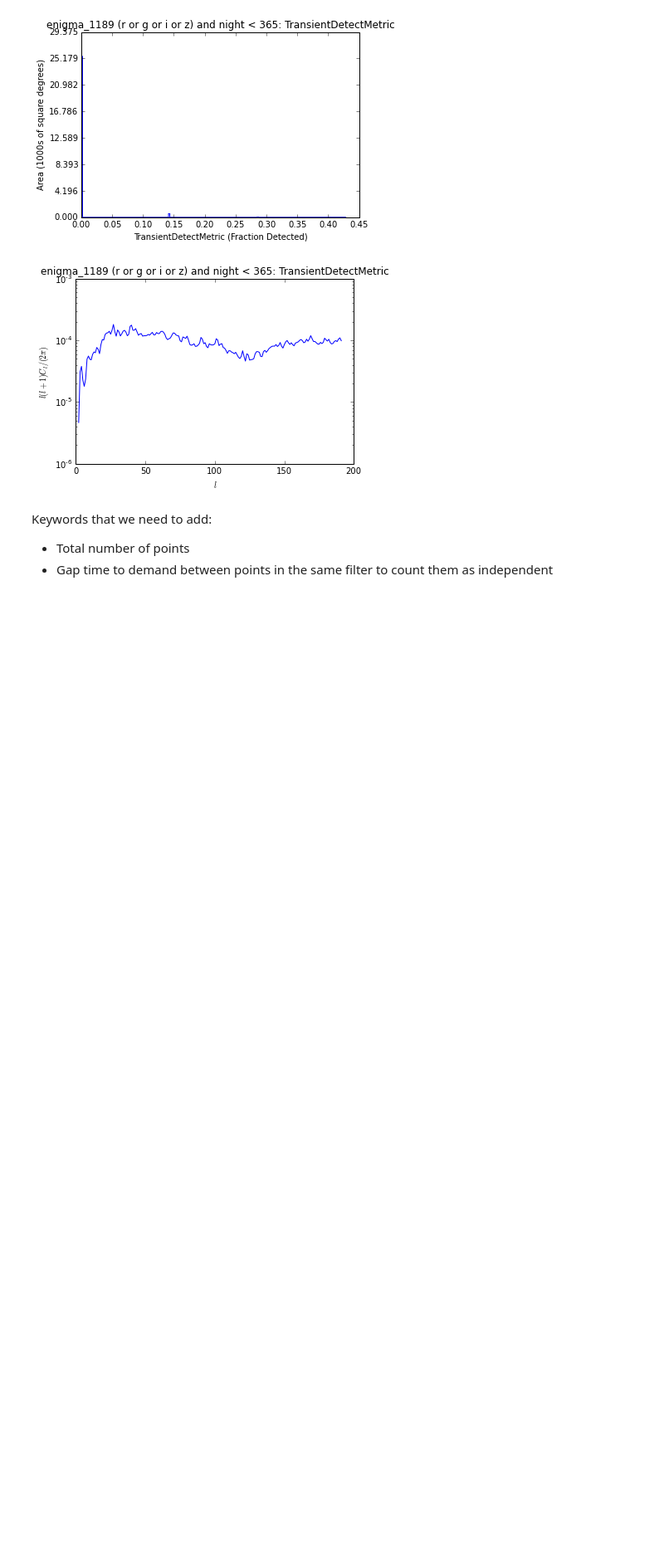
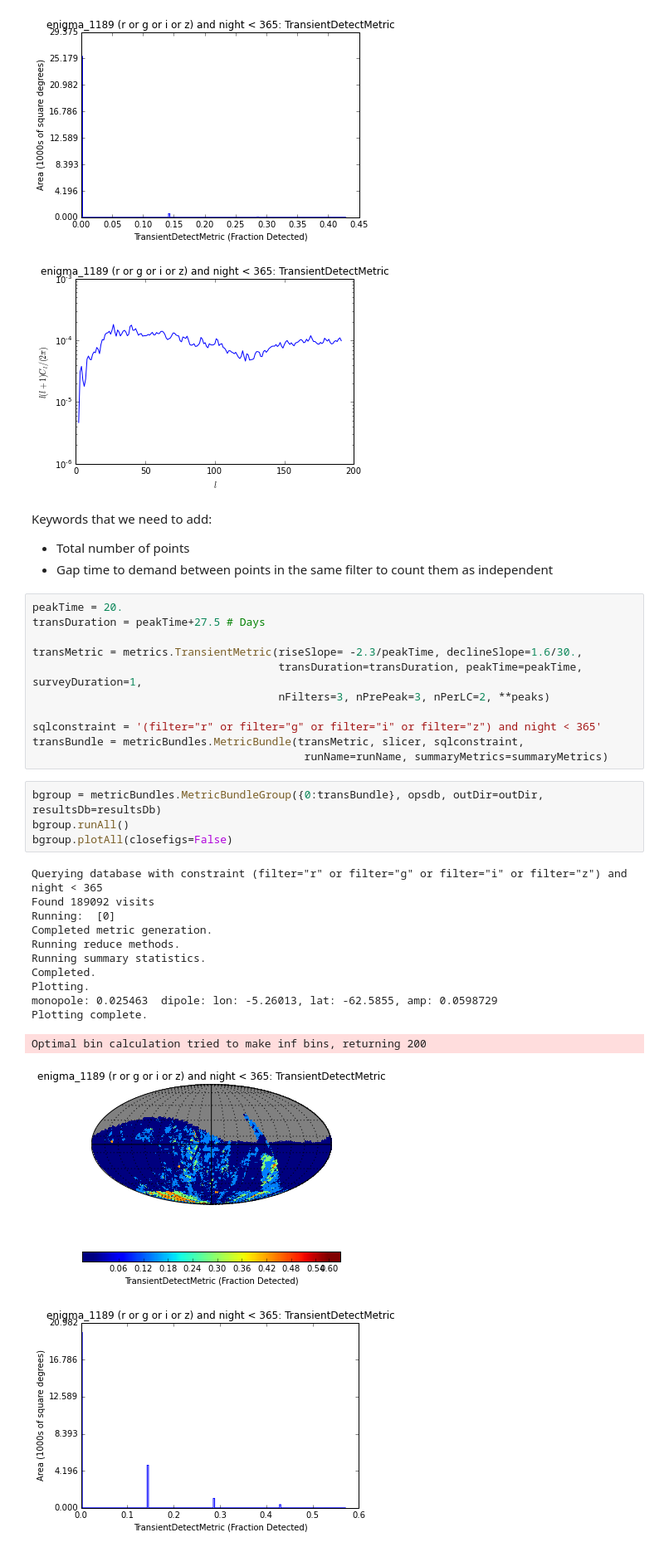
Before and after one commit to mjuric/sims_maf_notebooks, a Jupyter notebook: notebooks/SupernovaNotebook_Type1a_z0.5.ipynb, the cells around one changed output. Shown at 83% size. Cells and saved outputs as stored; diff of their text form; blank space fills up the shorter version.

```diff
--- a/notebooks/SupernovaNotebook_Type1a_z0.5.ipynb
+++ b/notebooks/SupernovaNotebook_Type1a_z0.5.ipynb
@@ -124,3 +124,32 @@ Keywords that we need to add:
 
 * Total number of points
 * Gap time to demand between points in the same filter to count them as independent
+# %%
+peakTime = 20.
+transDuration = peakTime+27.5 # Days
+
+transMetric = metrics.TransientMetric(riseSlope= -2.3/peakTime, declineSlope=1.6/30.,
+                                      transDuration=transDuration, peakTime=peakTime, surveyDuration=1,
+                                      nFilters=3, nPrePeak=3, nPerLC=2, **peaks)
+
+sqlconstraint = '(filter="r" or filter="g" or filter="i" or filter="z") and night < 365'
+transBundle = metricBundles.MetricBundle(transMetric, slicer, sqlconstraint,
+                                          runName=runName, summaryMetrics=summaryMetrics)
+# %%
+bgroup = metricBundles.MetricBundleGroup({0:transBundle}, opsdb, outDir=outDir, resultsDb=resultsDb)
+bgroup.runAll()
+bgroup.plotAll(closefigs=False)
+# %% [output]
+Querying database with constraint (filter="r" or filter="g" or filter="i" or filter="z") and night < 365
+Found 189092 visits
+Running:  [0]
+Completed metric generation.
+Running reduce methods.
+Running summary statistics.
+Completed.
+Plotting.
+monopole: 0.025463  dipole: lon: -5.26013, lat: -62.5855, amp: 0.0598729
+Plotting complete.
+Optimal bin calculation tried to make inf bins, returning 200
+[figure, added]
+[figure, added]
```
Also changed, not shown: parts of 1 cell of this notebook, 1 other file.
